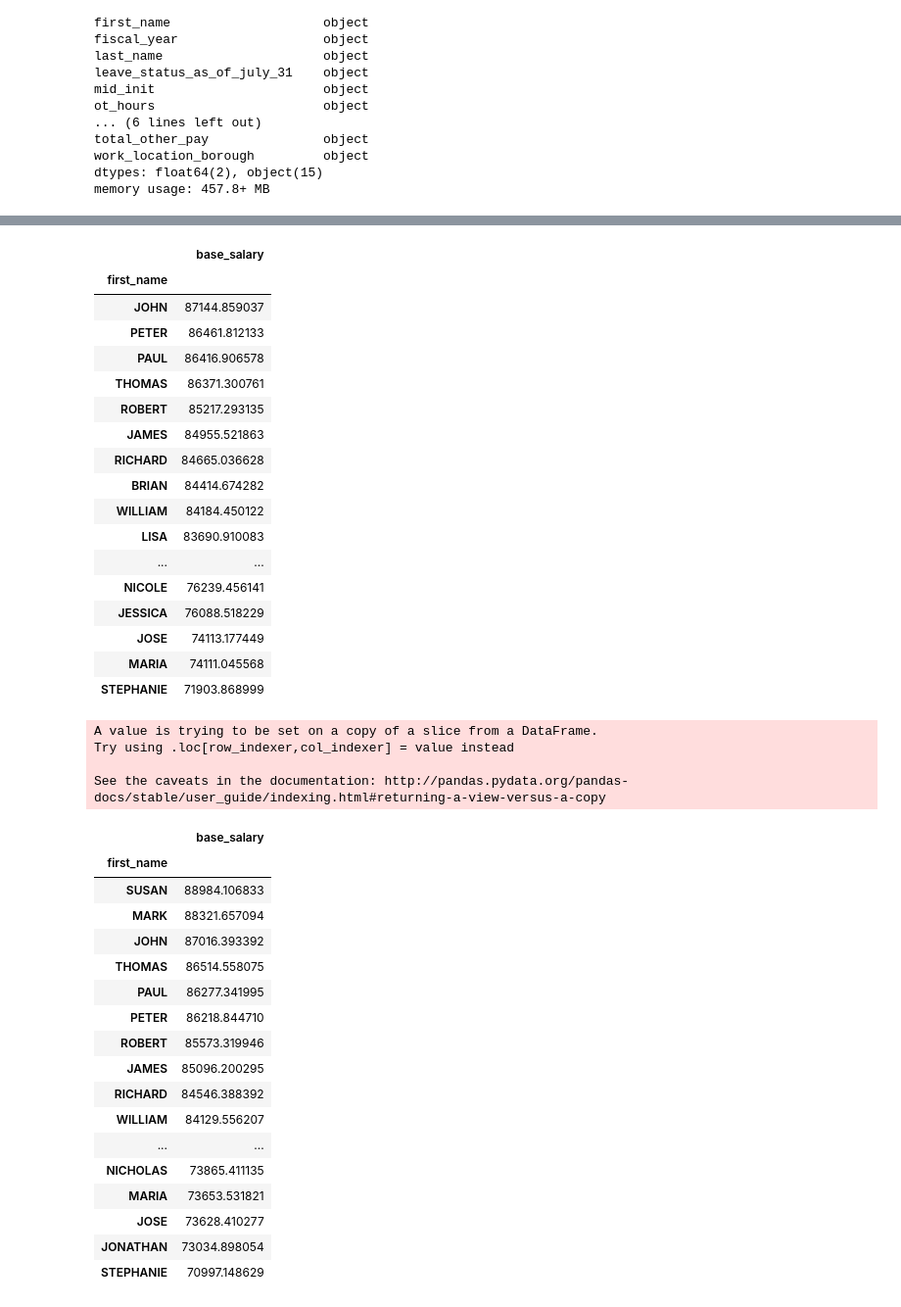
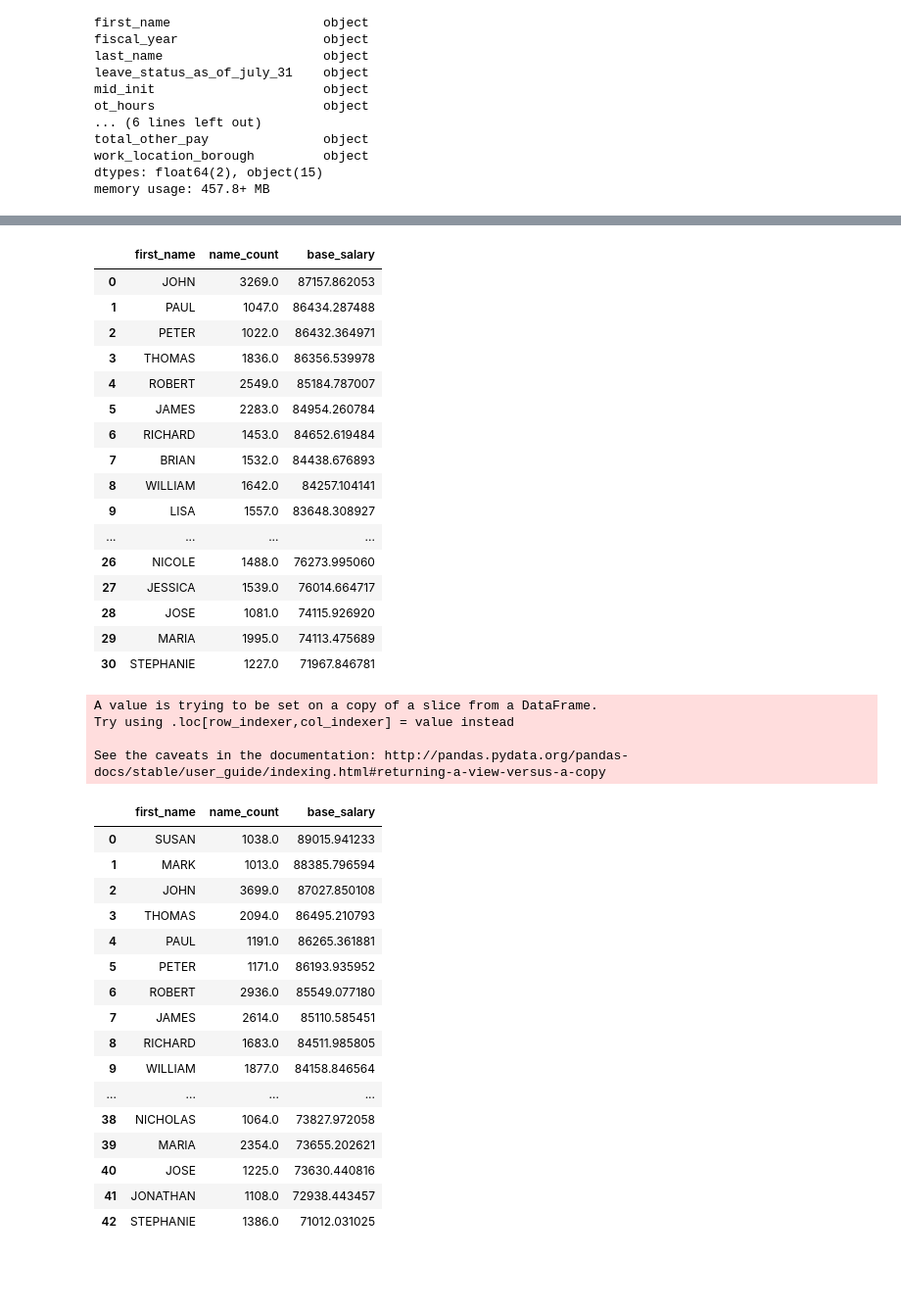
Before and after one commit to aduranil/nyc_govt_payroll, a Jupyter notebook: 2019_salary_1000_names/2019 data.ipynb, the cells around one changed output, grey strips where cells are left out. Shown at 98% size. Drawn from its saved outputs; the diff is of its cells as text; code cells hidden in the pictures; blank space fills up the shorter version.

```diff
--- a/2019_salary_1000_names/2019 data.ipynb
+++ b/2019_salary_1000_names/2019 data.ipynb
@@ -187,56 +166,54 @@ See the caveats in the documentation: http://pandas.pydata.org/pandas-docs/stabl
 import numpy as np
 # %%
 def get_data_set(result, column, threshold, groupby_col, agg_call):
-    return result[result[column] > threshold].groupby(groupby_col).agg({agg_call: np.mean}).sort_values(agg_call, ascending=False)
+    return result[result[column] > threshold].groupby([groupby_col, 'name_count']).agg({agg_call: np.mean}).sort_values(agg_call, ascending=False).reset_index()
 # %%
 get_data_set(active_result, 'name_count', 1000, 'first_name', 'base_salary')
 # %% [output]
-|  | base_salary |
-| first_name |  |
-| JOHN | 87144.859037 |
-| PETER | 86461.812133 |
-| PAUL | 86416.906578 |
-| THOMAS | 86371.300761 |
-| ROBERT | 85217.293135 |
-| JAMES | 84955.521863 |
-| RICHARD | 84665.036628 |
-| BRIAN | 84414.674282 |
-| WILLIAM | 84184.450122 |
-| LISA | 83690.910083 |
-| ... | ... |
-| NICOLE | 76239.456141 |
-| JESSICA | 76088.518229 |
-| JOSE | 74113.177449 |
-| MARIA | 74111.045568 |
-| STEPHANIE | 71903.868999 |
+|  | first_name | name_count | base_salary |
+| 0 | JOHN | 3269.0 | 87157.862053 |
+| 1 | PAUL | 1047.0 | 86434.287488 |
+| 2 | PETER | 1022.0 | 86432.364971 |
+| 3 | THOMAS | 1836.0 | 86356.539978 |
+| 4 | ROBERT | 2549.0 | 85184.787007 |
+| 5 | JAMES | 2283.0 | 84954.260784 |
+| 6 | RICHARD | 1453.0 | 84652.619484 |
+| 7 | BRIAN | 1532.0 | 84438.676893 |
+| 8 | WILLIAM | 1642.0 | 84257.104141 |
+| 9 | LISA | 1557.0 | 83648.308927 |
+| ... | ... | ... | ... |
+| 26 | NICOLE | 1488.0 | 76273.995060 |
+| 27 | JESSICA | 1539.0 | 76014.664717 |
+| 28 | JOSE | 1081.0 | 74115.926920 |
+| 29 | MARIA | 1995.0 | 74113.475689 |
+| 30 | STEPHANIE | 1227.0 | 71967.846781 |
 # %%
-updated_active_result = add_count_of_value(annual_result, 'name_count', 'first_name')
+all_result = add_count_of_value(annual_result, 'name_count', 'first_name')
 # %% [output]
 A value is trying to be set on a copy of a slice from a DataFrame.
 Try using .loc[row_indexer,col_indexer] = value instead
 
 See the caveats in the documentation: http://pandas.pydata.org/pandas-docs/stable/user_guide/indexing.html#returning-a-view-versus-a-copy
 # %%
-get_data_set(updated_active_result, 'name_count', 1000, 'first_name', 'base_salary')
+get_data_set(all_result, 'name_count', 1000, 'first_name', 'base_salary')
 # %% [output]
-|  | base_salary |
-| first_name |  |
-| SUSAN | 88984.106833 |
-| MARK | 88321.657094 |
-| JOHN | 87016.393392 |
-| THOMAS | 86514.558075 |
-| PAUL | 86277.341995 |
-| PETER | 86218.844710 |
-| ROBERT | 85573.319946 |
-| JAMES | 85096.200295 |
-| RICHARD | 84546.388392 |
-| WILLIAM | 84129.556207 |
-| ... | ... |
-| NICHOLAS | 73865.411135 |
-| MARIA | 73653.531821 |
-| JOSE | 73628.410277 |
-| JONATHAN | 73034.898054 |
-| STEPHANIE | 70997.148629 |
+|  | first_name | name_count | base_salary |
+| 0 | SUSAN | 1038.0 | 89015.941233 |
+| 1 | MARK | 1013.0 | 88385.796594 |
+| 2 | JOHN | 3699.0 | 87027.850108 |
+| 3 | THOMAS | 2094.0 | 86495.210793 |
+| 4 | PAUL | 1191.0 | 86265.361881 |
+| 5 | PETER | 1171.0 | 86193.935952 |
+| 6 | ROBERT | 2936.0 | 85549.077180 |
+| 7 | JAMES | 2614.0 | 85110.585451 |
+| 8 | RICHARD | 1683.0 | 84511.985805 |
+| 9 | WILLIAM | 1877.0 | 84158.846564 |
+| ... | ... | ... | ... |
+| 38 | NICHOLAS | 1064.0 | 73827.972058 |
+| 39 | MARIA | 2354.0 | 73655.202621 |
+| 40 | JOSE | 1225.0 | 73630.440816 |
+| 41 | JONATHAN | 1108.0 | 72938.443457 |
+| 42 | STEPHANIE | 1386.0 | 71012.031025 |
 # %%
 get_data_set(active_result, 'name_count', 1000, 'first_name', 'regular_gross_paid')
 # %% [output]
```
Also changed, not shown: parts of 26 cells of this notebook, 2 other files.
